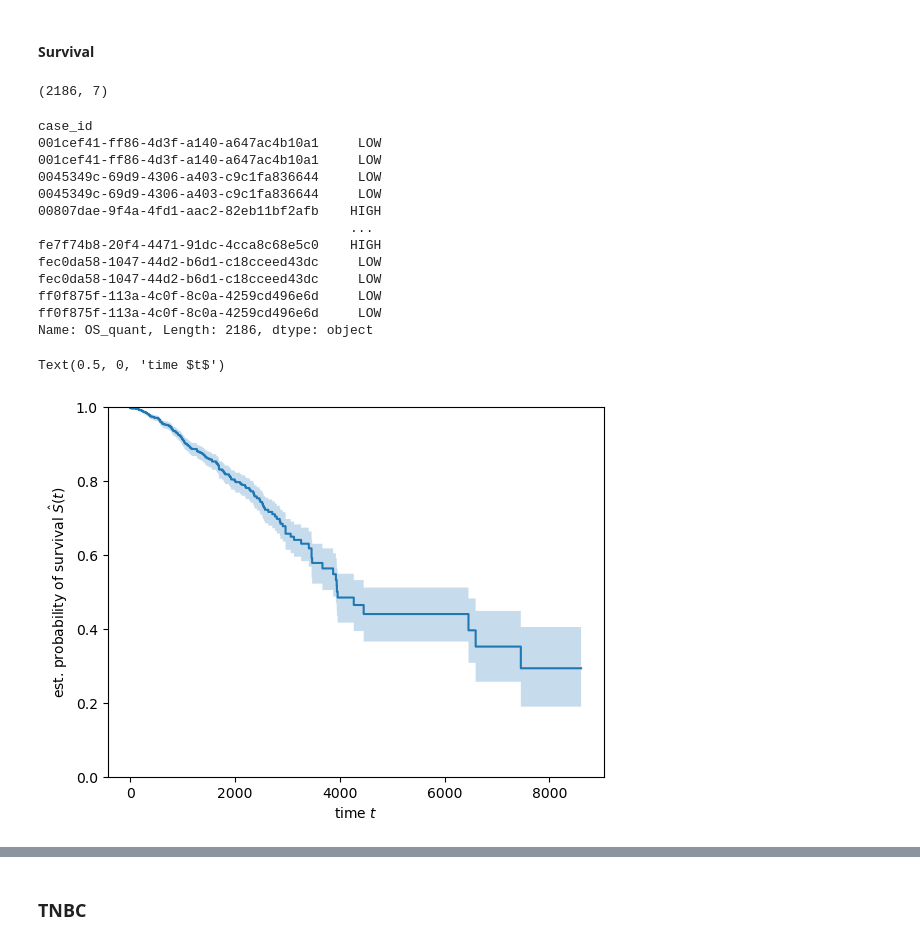
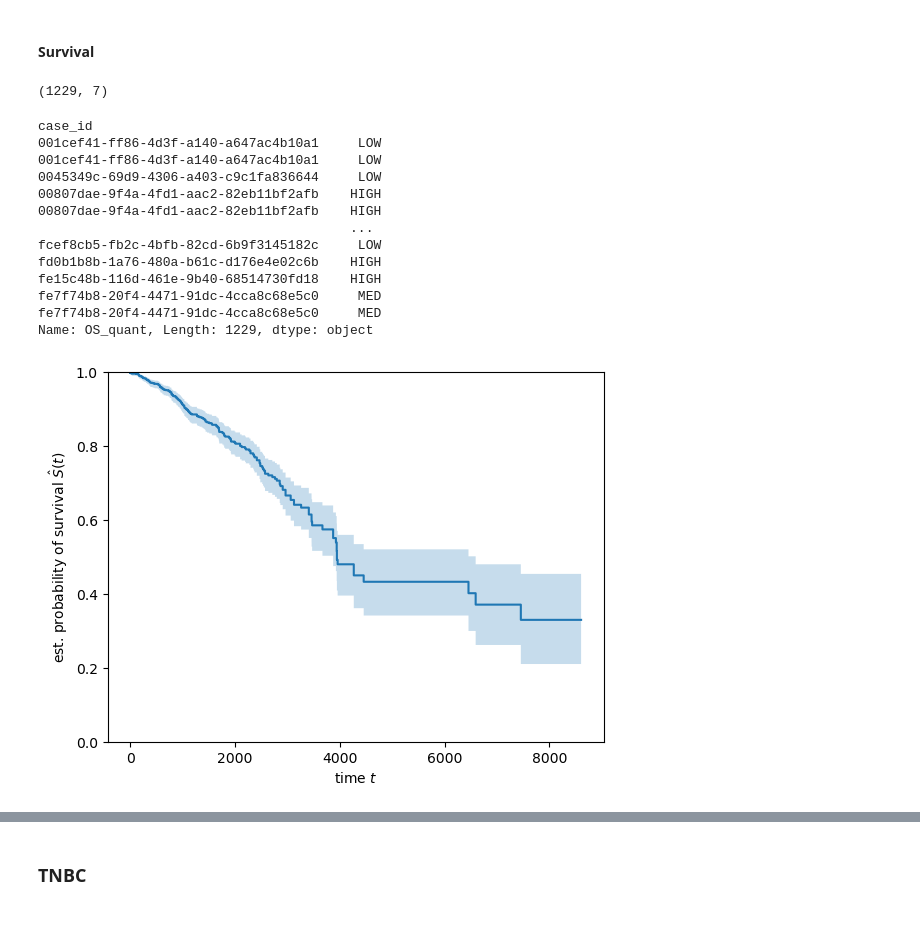
Before and after one commit to fedor-grigoryev/tcga, a Jupyter notebook: tcga_analysis.ipynb, the cells around one changed output, grey strips where cells are left out. Drawn from its saved outputs; the diff is of its cells as text; code cells hidden in the pictures.

```diff
--- a/tcga_analysis.ipynb
+++ b/tcga_analysis.ipynb
@@ -566,7 +352,8 @@ plt.show()
 #### Survival
 # %%
 surv_cols = ['case_id', 'days_to_death', 'days_to_last_follow_up', 'vital_status', 'treatment_or_therapy']
-ann_surv = ann[surv_cols].copy().set_index('case_id', drop=True)
+ann_surv = ann[surv_cols].copy().set_index('case_id', drop=True).drop_duplicates()
+
 
 ann_surv['deceased'] = ann_surv['vital_status'].apply(lambda x: False if x == 'Alive' else True)
 ann_surv['days_to_death'] = ann_surv['days_to_death'].astype(float).apply(lambda x: np.max([x, 0]))
@@ -578,12 +365,12 @@ ann_surv['OS_FLAG'] = ann_surv['deceased']
 ann_surv = ann_surv.dropna(subset=['OS', 'OS_FLAG'])
 ann_surv.shape
 # %% [output]
-(2186, 7)
+(1229, 7)
 # %%
-ql = ann_surv['OS'].quantile(0.3)
-qh = ann_surv['OS'].quantile(0.7)
+def quantile_label_trio(x, df, col):
+    ql = df[col].quantile(0.3)
+    qh = df[col].quantile(0.7)
 
-def quantile_label(x):
     if x > qh:
         return 'HIGH'
     elif x < ql:
@@ -591,37 +378,40 @@ def quantile_label(x):
     else:
         return 'MED'
 
-ann_surv['OS_quant'] = ann_surv['OS'].apply(quantile_label)
+ann_surv['OS_quant'] = ann_surv['OS'].apply(lambda x: quantile_label_trio(x, ann_surv, 'OS'))
 ann_surv['OS_quant']
 # %% [output]
 case_id
 001cef41-ff86-4d3f-a140-a647ac4b10a1     LOW
 001cef41-ff86-4d3f-a140-a647ac4b10a1     LOW
 0045349c-69d9-4306-a403-c9c1fa836644     LOW
-0045349c-69d9-4306-a403-c9c1fa836644     LOW
+00807dae-9f4a-4fd1-aac2-82eb11bf2afb    HIGH
 00807dae-9f4a-4fd1-aac2-82eb11bf2afb    HIGH
                                         ...
-fe7f74b8-20f4-4471-91dc-4cca8c68e5c0    HIGH
-fec0da58-1047-44d2-b6d1-c18cceed43dc     LOW
-fec0da58-1047-44d2-b6d1-c18cceed43dc     LOW
-ff0f875f-113a-4c0f-8c0a-4259cd496e6d     LOW
-ff0f875f-113a-4c0f-8c0a-4259cd496e6d     LOW
-Name: OS_quant, Length: 2186, dtype: object
+fcef8cb5-fb2c-4bfb-82cd-6b9f3145182c     LOW
+fd0b1b8b-1a76-480a-b61c-d176e4e02c6b    HIGH
+fe15c48b-116d-461e-9b40-68514730fd18    HIGH
+fe7f74b8-20f4-4471-91dc-4cca8c68e5c0     MED
+fe7f74b8-20f4-4471-91dc-4cca8c68e5c0     MED
+Name: OS_quant, Length: 1229, dtype: object
 # %%
 from sksurv.nonparametric import kaplan_meier_estimator
 
-time, survival_prob, conf_int = kaplan_meier_estimator(
-    ann_surv["OS_FLAG"], ann_surv["OS"], conf_type="log-log"
-)
+def km_plot(ann_surv):
 
-plt.step(time, survival_prob, where="post")
-plt.fill_between(time, conf_int[0], conf_int[1], alpha=0.25, step="post")
-plt.ylim(0, 1)
-plt.ylabel(r"est. probability of survival $\hat{S}(t)$")
-plt.xlabel("time $t$")
+    time, survival_prob, conf_int = kaplan_meier_estimator(
+        ann_surv["OS_FLAG"], ann_surv["OS"], conf_type="log-log"
+    )
+
+    plt.step(time, survival_prob, where="post")
+    plt.fill_between(time, conf_int[0], conf_int[1], alpha=0.25, step="post")
+    plt.ylim(0, 1)
+    plt.ylabel(r"est. probability of survival $\hat{S}(t)$")
+    plt.xlabel("time $t$");
+
+km_plot(ann_surv)
 # %% [output]
-Text(0.5, 0, 'time $t$')
-[figure, old version]
+[figure, new version]
 # %%
 for type in ann_surv['treatment_or_therapy'].unique():
     mask_treat = ann_surv["treatment_or_therapy"] == type
```
Also changed, not shown: parts of 85 cells of this notebook.
